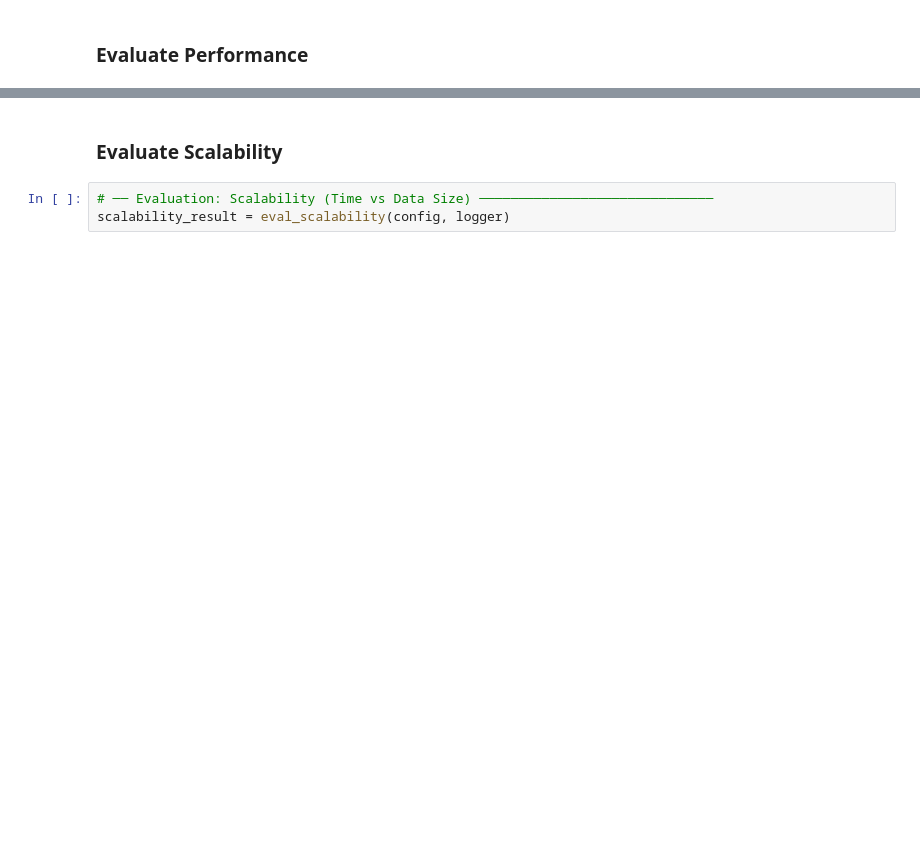
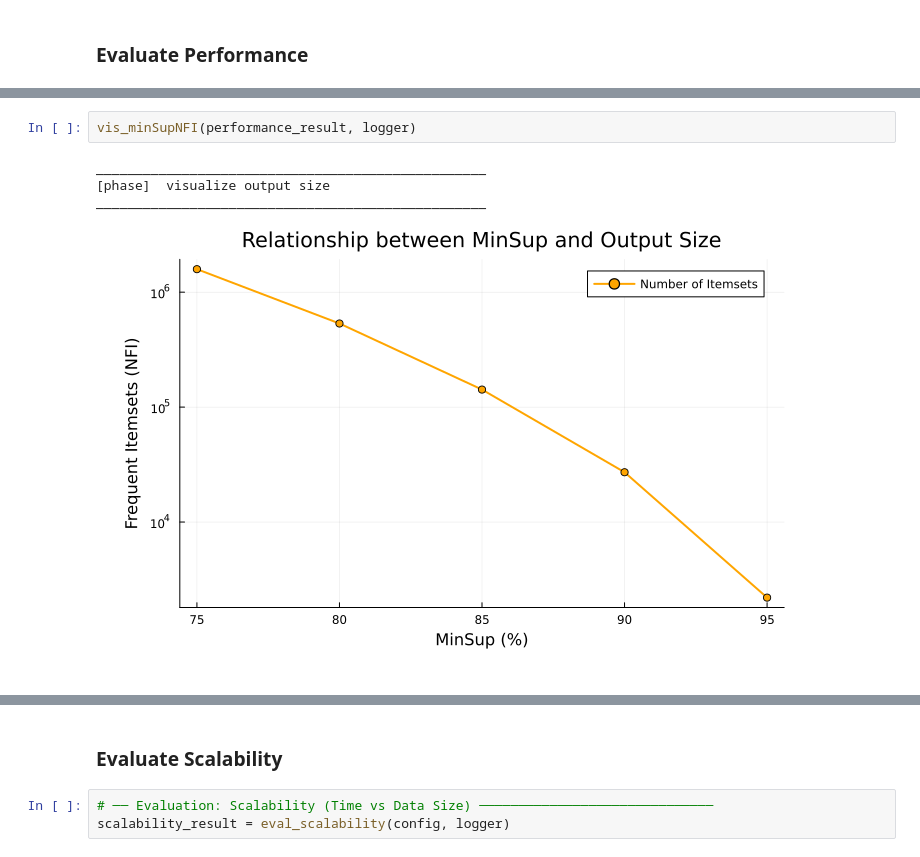
Before and after one commit to HungHiHung10/Lab02-Data-Mining, a Jupyter notebook: notebooks/02_bechmarking.ipynb, the cells around one changed output, grey strips where cells are left out. Cells and saved outputs as stored; diff of their text form; blank space fills up the shorter version.

```diff
--- a/notebooks/02_bechmarking.ipynb
+++ b/notebooks/02_bechmarking.ipynb
@@ -143,3 +173,10 @@ __________________________________________________
+# %%
+vis_minSupNFI(performance_result, logger)
+# %% [output]
+__________________________________________________
+[phase]  visualize output size
+__________________________________________________
+[figure, added]
 # %%
 # ── Visualise Performance ─────────────────────────────────────────────────────
 vis_performance(performance_result, logger)
```
Also changed, not shown: parts of 18 cells of this notebook, 1 other file.
